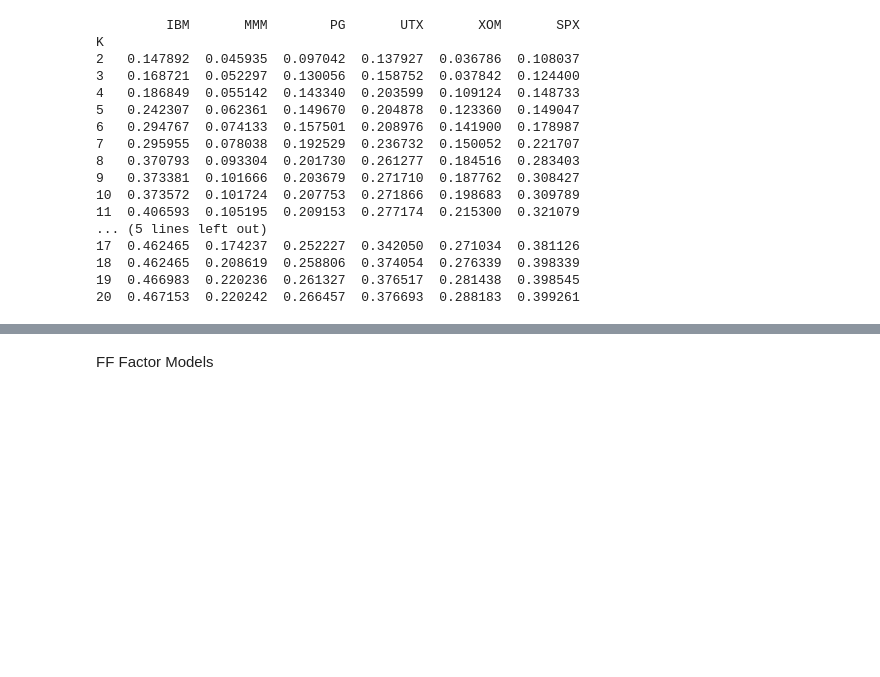
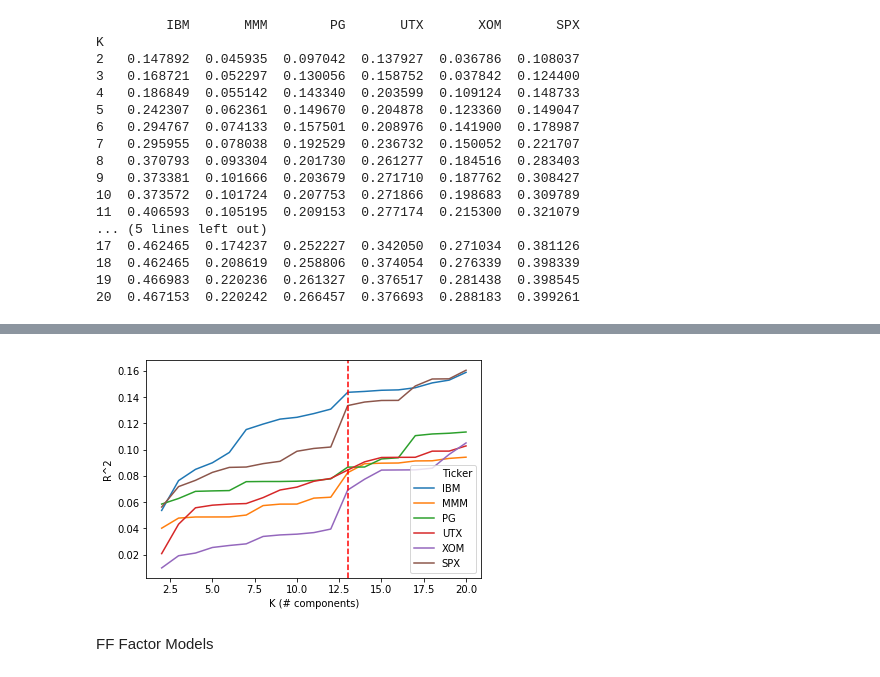
Before and after one commit to jgdenby/PortfolioFactorAnalysis, a Jupyter notebook: PortfolioFactorAnalysis.ipynb, the cells around one changed output, grey strips where cells are left out. Cells and saved outputs as stored; diff of their text form; code cells hidden in the pictures; blank space fills up the shorter version.

```diff
--- a/PortfolioFactorAnalysis.ipynb
+++ b/PortfolioFactorAnalysis.ipynb
@@ -1013,0 +1017,14 @@ K
+# %%
+#Split in time
+X_train = X_train_time.drop(['Month','SMB','HML','RMW','CMA',"Mkt-RF",'RF'],axis=1).append(X_dev_time.drop(['Month','SMB','HML','RMW','CMA',"Mkt-RF",'RF'],axis=1))
+ks = np.arange(2,21)
+spectral_results = np.zeros((len(ks),6))
+k_nn = 6
+affinity = 'nearest_neighbors'
+for k in ks:
+    spectralZ = pd.DataFrame(spectral(X_train, n_components=k, n_neighbors=k_nn, affinity=affinity))
+    for i,s in enumerate(y_train_time.columns):
+        y = y_train_time[[s]].append(y_dev_time[[s]])
+        spectral_results[k-2,i] = LinRegression(spectralZ, y)
+spectraldf = pd.DataFrame(spectral_results, index = ks, columns = y_train_time.columns.values).rename_axis('K')
+print(spectraldf)
@@ -1014,3 +1049,13 @@ K
+# %%
+plotspectral=spectraldf.reset_index()
+plotspectral = pd.melt(plotspectral, id_vars=['K'], value_vars=['IBM', 'MMM','PG','UTX','XOM','SPX'],
+                      var_name='Ticker',value_name = 'R^2')
+ax=sns.lineplot(x='K',y='R^2',hue = 'Ticker',data=plotspectral);
+plt.xlabel('K (# components)');
+plt.axvline(x=13, color = 'r', linestyle = '--');
+plt.savefig('spectral_tune.png')
+# %% [output]
+[figure, added]
 # %% [markdown]
 FF Factor Models
 # %%
```
Also changed, not shown: parts of 4 cells of this notebook, 2 other files.
